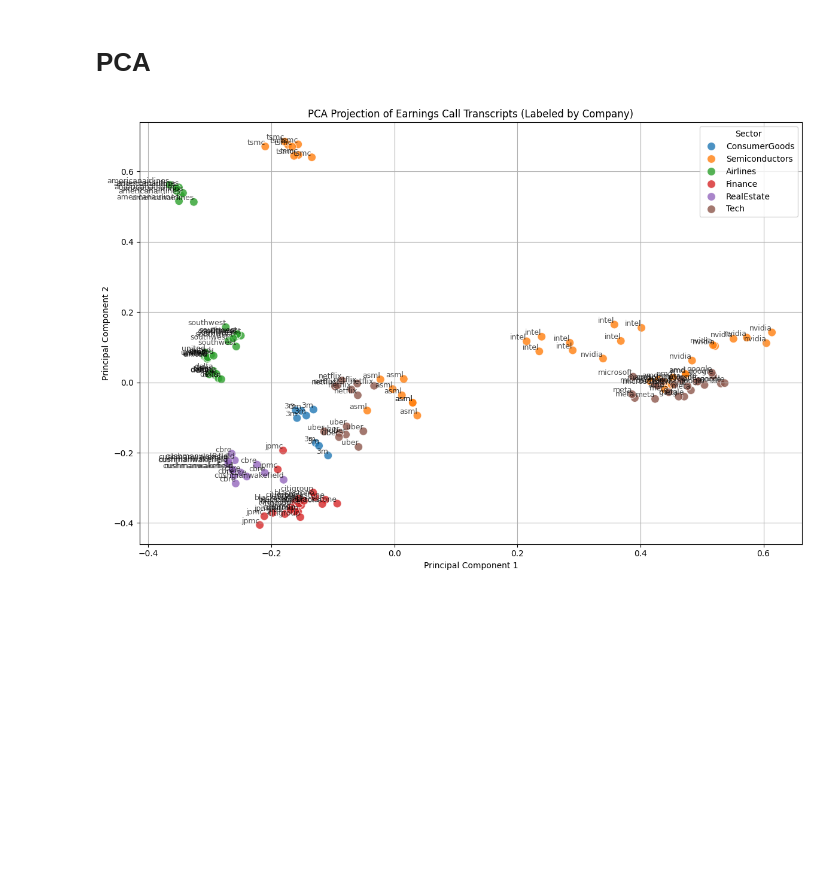
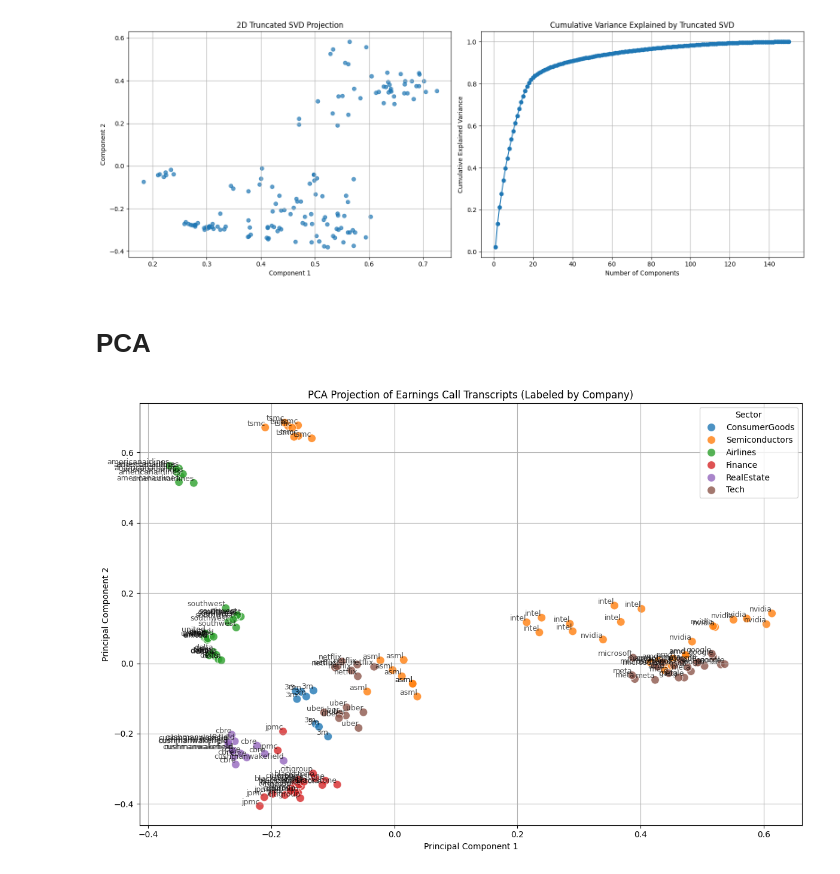
Before and after one commit to sahn1998/EarningsTranscripts-NLP, a Jupyter notebook: notebooks/data_preprocess_1.ipynb, the cells around one changed output. Saved outputs shown, nothing was run; the diff lists cells and outputs as text; code cells hidden in the pictures; blank space fills up the shorter version.

```diff
--- a/notebooks/data_preprocess_1.ipynb
+++ b/notebooks/data_preprocess_1.ipynb
@@ -305,3 +307,37 @@ plt.show()
+# %%
+# Set number of components
+n_components = 150
+np.random.seed(42)
+
+# Apply Truncated SVD on the sparse TF-IDF matrix
+svd = TruncatedSVD(n_components=n_components, random_state=42)
+reduced_matrix = svd.fit_transform(tfidf_matrix)
+
+# Calculate explained variance
+explained_variance = svd.explained_variance_ratio_
+cumulative_variance = np.cumsum(explained_variance)
+
+# Side-by-side plots
+fig, axes = plt.subplots(1, 2, figsize=(16, 6))
+
+# Plot 1: 2D projection from first two SVD components
+axes[0].scatter(reduced_matrix[:, 0], reduced_matrix[:, 1], alpha=0.7)
+axes[0].set_title('2D Truncated SVD Projection')
+axes[0].set_xlabel('Component 1')
+axes[0].set_ylabel('Component 2')
+axes[0].grid(True)
+
+# Plot 2: Cumulative explained variance
+axes[1].plot(range(1, n_components + 1), cumulative_variance, marker='o')
+axes[1].set_title('Cumulative Variance Explained by Truncated SVD')
+axes[1].set_xlabel('Number of Components')
+axes[1].set_ylabel('Cumulative Explained Variance')
+axes[1].grid(True)
+
+plt.tight_layout()
+plt.show()
+# %% [output]
+[figure, added]
 # %% [markdown]
 # PCA
 # %%
```
Also changed, not shown: parts of 21 cells of this notebook.
